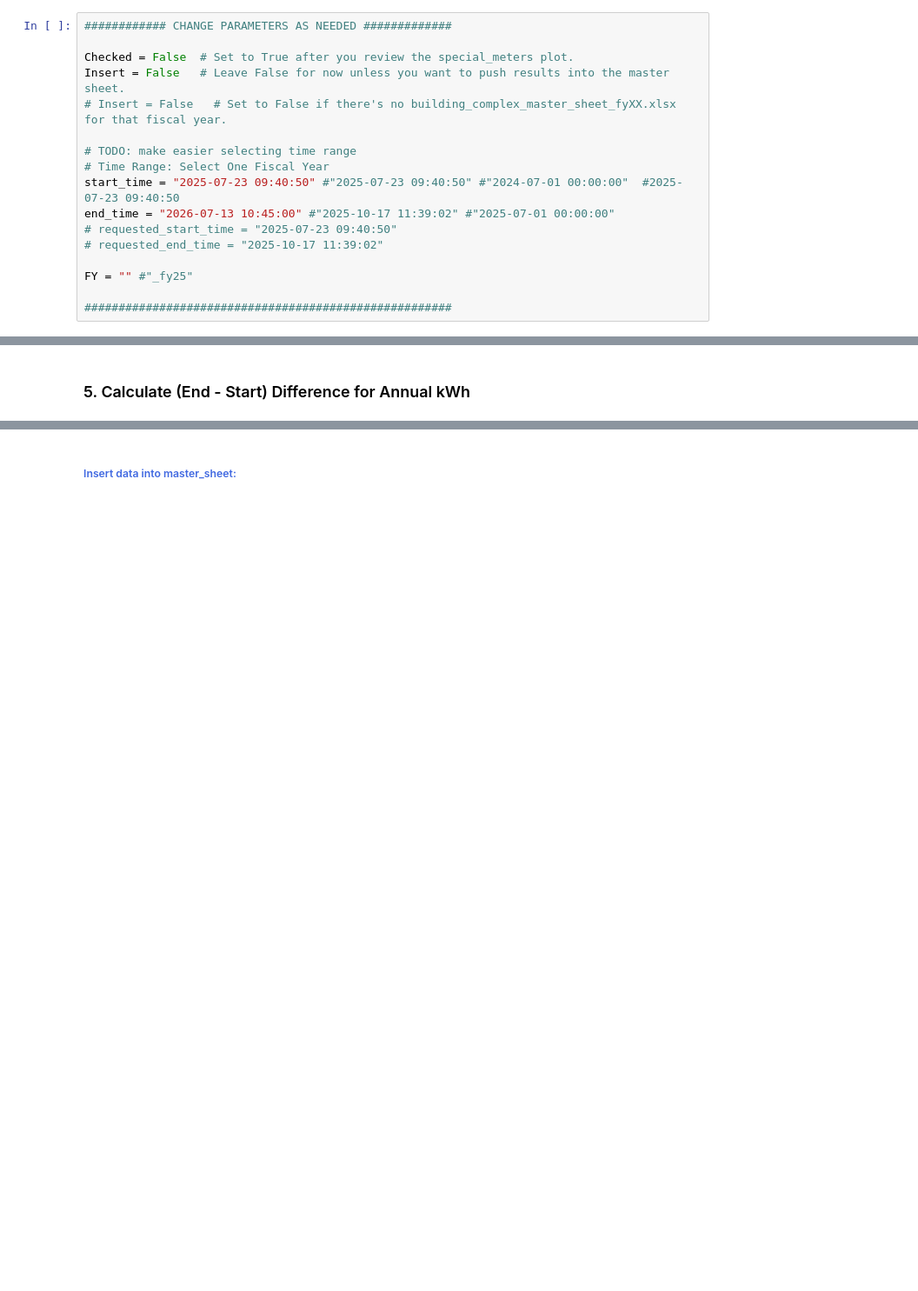
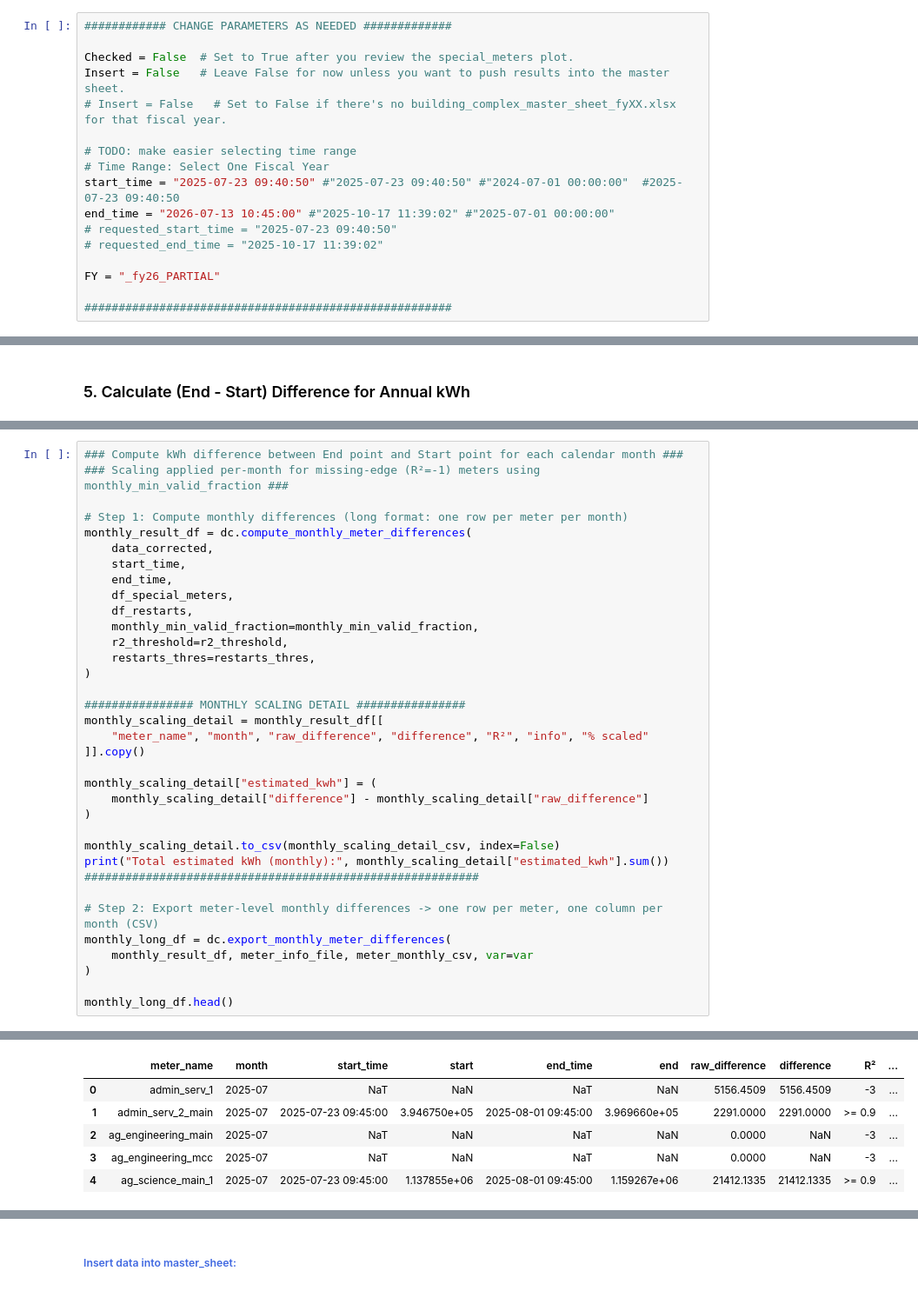
Before and after one commit to uhm-campus-energy/harvest_kwh_prep, a Jupyter notebook: notebooks/1.kwh_end_points_TEST.ipynb, the cells around one changed output, grey strips where cells are left out. Shown at 87% size. Saved outputs shown, nothing was run; the diff lists cells and outputs as text; blank space fills up the shorter version.

Commit message:
Monthly and annual kwh

```diff
--- a/notebooks/1.kwh_end_points_TEST.ipynb
+++ b/notebooks/1.kwh_end_points_TEST.ipynb
@@ -80,7 +80,7 @@ end_time = "2026-07-13 10:45:00" #"2025-10-17 11:39:02" #"2025-07-01 00:00:00"
 # requested_start_time = "2025-07-23 09:40:50"
 # requested_end_time = "2025-10-17 11:39:02"
 
-FY = "" #"_fy25"
+FY = "_fy26_PARTIAL"
 
 ######################################################
 # %%
@@ -478,0 +508,36 @@ df_all.to_csv(meter_annual_csv, index=False)
+# %%
+### Compute kWh difference between End point and Start point for each calendar month ###
+### Scaling applied per-month for missing-edge (R²=-1) meters using monthly_min_valid_fraction ###
+
+# Step 1: Compute monthly differences (long format: one row per meter per month)
+monthly_result_df = dc.compute_monthly_meter_differences(
+    data_corrected,
+    start_time,
+    end_time,
+    df_special_meters,
+    df_restarts,
+    monthly_min_valid_fraction=monthly_min_valid_fraction,
+    r2_threshold=r2_threshold,
+    restarts_thres=restarts_thres,
+)
+
+################ MONTHLY SCALING DETAIL ################
+monthly_scaling_detail = monthly_result_df[[
+    "meter_name", "month", "raw_difference", "difference", "R²", "info", "% scaled"
+]].copy()
+
+monthly_scaling_detail["estimated_kwh"] = (
+    monthly_scaling_detail["difference"] - monthly_scaling_detail["raw_difference"]
+)
+
+monthly_scaling_detail.to_csv(monthly_scaling_detail_csv, index=False)
+print("Total estimated kWh (monthly):", monthly_scaling_detail["estimated_kwh"].sum())
+##########################################################
+
+# Step 2: Export meter-level monthly differences -> one row per meter, one column per month (CSV)
+monthly_long_df = dc.export_monthly_meter_differences(
+    monthly_result_df, meter_info_file, meter_monthly_csv, var=var
+)
+
+monthly_long_df.head()
+# %% [output]
@@ -478,0 +545,6 @@ df_all.to_csv(meter_annual_csv, index=False)
+|  | meter_name | month | start_time | start | end_time | end | raw_difference | difference | R² | ... |
+| 0 | admin_serv_1 | 2025-07 | NaT | NaN | NaT | NaN | 5156.4509 | 5156.4509 | -3 | ... |
+| 1 | admin_serv_2_main | 2025-07 | 2025-07-23 09:45:00 | 3.946750e+05 | 2025-08-01 09:45:00 | 3.969660e+05 | 2291.0000 | 2291.0000 | >= 0.9 | ... |
+| 2 | ag_engineering_main | 2025-07 | NaT | NaN | NaT | NaN | 0.0000 | NaN | -3 | ... |
+| 3 | ag_engineering_mcc | 2025-07 | NaT | NaN | NaT | NaN | 0.0000 | NaN | -3 | ... |
+| 4 | ag_science_main_1 | 2025-07 | 2025-07-23 09:45:00 | 1.137855e+06 | 2025-08-01 09:45:00 | 1.159267e+06 | 21412.1335 | 21412.1335 | >= 0.9 | ... |
```
Also changed, not shown: parts of 10 cells of this notebook, 1 other file.
